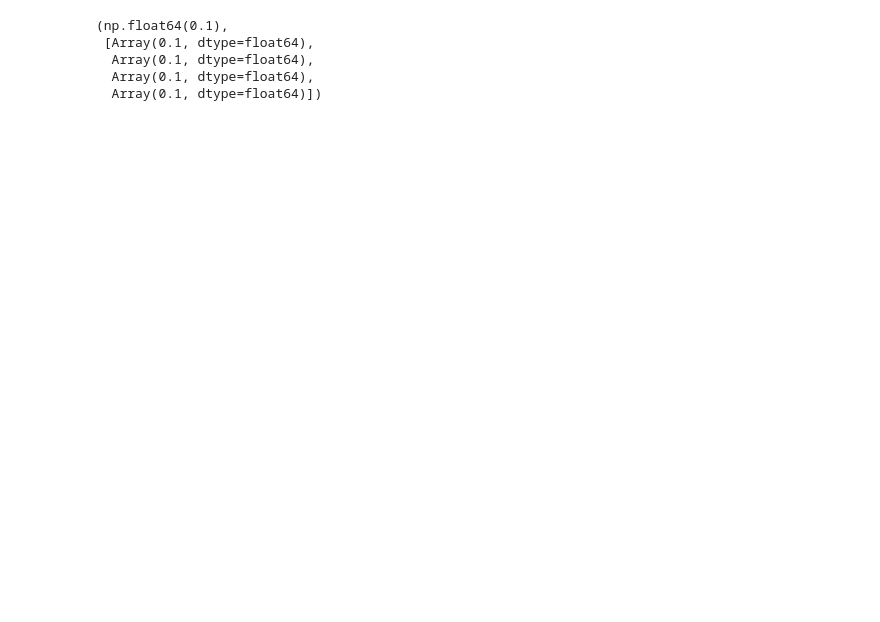
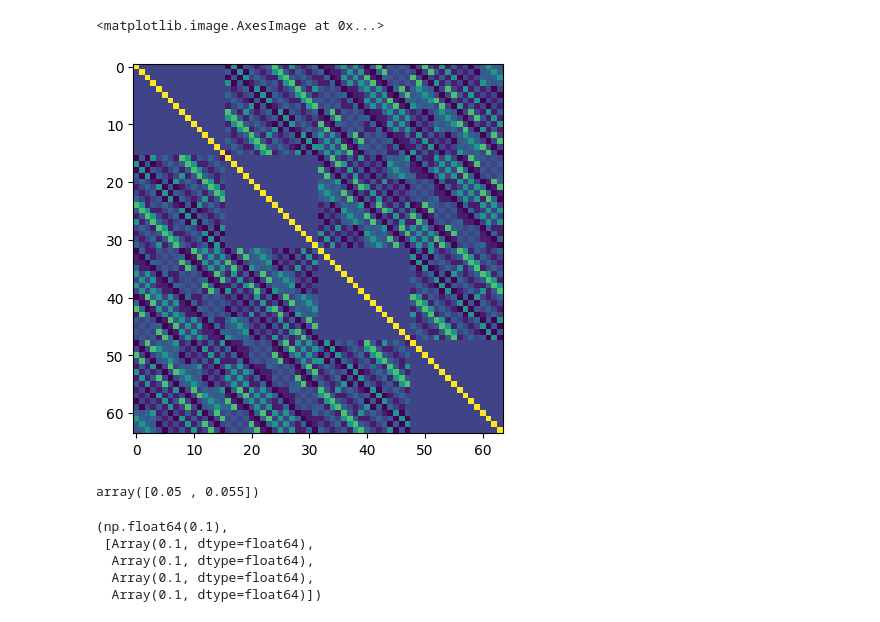
Before and after one commit to heyredhat/cirq_sic, a Jupyter notebook: cirq_sic/notebooks/Geodesic_interpolation/CompoundSICQubit.ipynb, the cells around one changed output. Drawn from its saved outputs; the diff is of its cells as text; code cells hidden in the pictures; blank space fills up the shorter version.

```diff
--- a/cirq_sic/notebooks/Geodesic_interpolation/CompoundSICQubit.ipynb
+++ b/cirq_sic/notebooks/Geodesic_interpolation/CompoundSICQubit.ipynb
@@ -3,3 +4,25 @@ from cirq_sic import *
+# %%
+d = 4
+X = np.exp(1j*np.pi/4)*\
+    np.array([[0, 1j, 0, 0],[-1, 0, 0, 0], [0, 0, 0, 1], [0, 0, 1j, 0]])
+Z = np.exp(1j*np.pi/4)*\
+    np.array([[0, 0, -1, 0], [0, 0, 0, 1], [1j, 0, 0, 0], [0, 1j, 0, 0]])
+U = np.array([[0,0,1,0],[0,0,0,1j],[1,0,0,0],[0,-1j,0,0]])
+V = np.array([[0,1,0,0],[1,0,0,0],[0,0,0,-1j],[0,0,1j,0]])
+t = np.sqrt(2 + np.sqrt(5))
+n = np.sqrt(5 + np.sqrt(5))
+phi1 = np.array([t, 1j, 1j, 1j])/n
+phis = np.array([phi1, U @ phi1, V @ phi1, U @ V @ phi1])
+csic = np.array([np.linalg.matrix_power(X, j) @ np.linalg.matrix_power(Z, k) @ phi for phi in phis for j in range(d) for k in range(d)]).T
+G = abs(csic.conj().T @ csic).real**2
+plt.imshow(G)
+# %% [output]
+<matplotlib.image.AxesImage at 0x...>
+[figure, added]
+# %%
+np.array([frame_potential_minimum(d, 3), frame_potential(csic, 3)])
+# %% [output]
+array([0.05 , 0.055])
 # %%
 d = 4
 a = np.sqrt(2 + np.sqrt(5))
```
Also changed, not shown: parts of 4 cells of this notebook, 12 other files.
